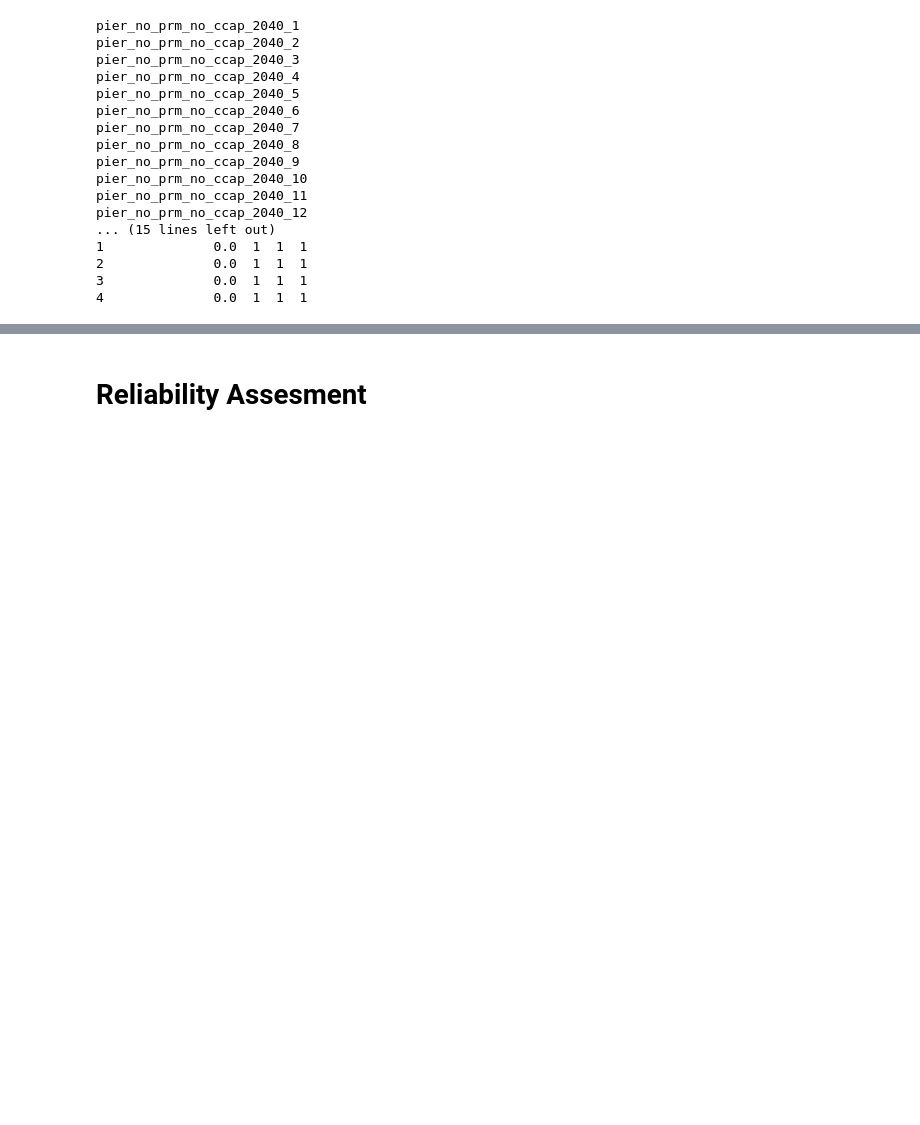
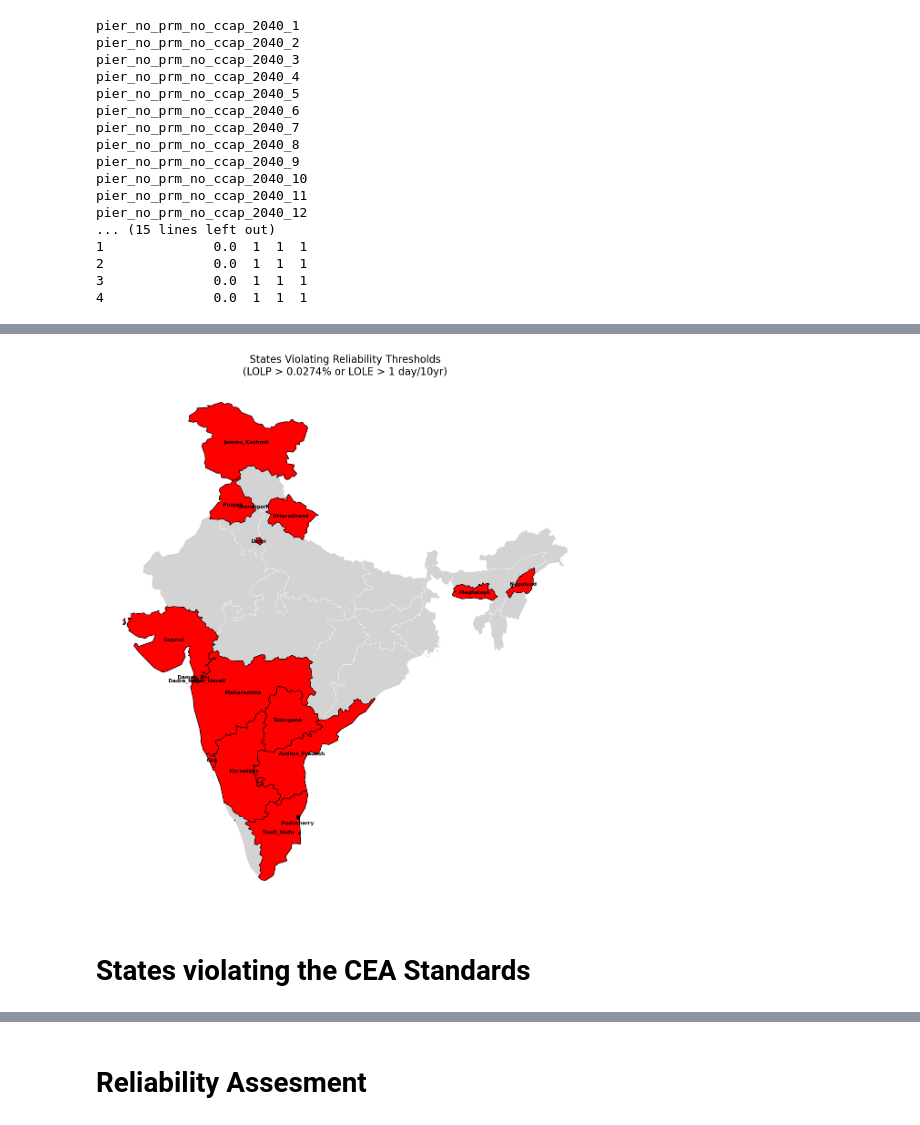
Before and after one commit to cetlab-ucsb/gridpath_india_viz, a Jupyter notebook: software/renew_energy_drought.ipynb, the cells around one changed output, grey strips where cells are left out. Cells and saved outputs as stored; diff of their text form; code cells hidden in the pictures; blank space fills up the shorter version.

```diff
--- a/software/renew_energy_drought.ipynb
+++ b/software/renew_energy_drought.ipynb
@@ -274,0 +230,52 @@ print(metrics_df)
+# %%
+# --- Load shapefile ---
+_india = gpd.read_file(path_to_data + r"map/india/india-polygon.shp").to_crs("epsg:4326")
+_india['geometry'] = _india['geometry'].apply(lambda geom: make_valid(geom) if geom else None)
+_india = _india.dropna(subset=['geometry'])
+
+# Harmonize naming
+_india = _india.rename(columns={'st_nm': 'load_zone'})
+_india['load_zone'] = _india['load_zone'].str.replace(" ", "_").str.replace("_and_", "_")
+
+# Fix union and drop duplicates (as in your workflow)
+_india.loc[35, 'geometry'] = _india.loc[35, 'geometry'].union(_india.loc[36, 'geometry'])
+_india = _india.drop([0,36]).reset_index(drop=True)
+
+# --- Merge with metrics ---
+_india = pd.merge(_india, metrics_df, on='load_zone')
+
+# --- Flag violating states ---
+_india['violation'] = (
+    (_india['LOLP (%)'] > 0.0274) |
+    (_india['LOLE (days/10yr)'] > 1.0)
+)
+
+# --- Plot ---
+fig, ax = plt.subplots(figsize=(14,15))
+
+# All states light grey
+_india.plot(ax=ax, color="lightgrey", edgecolor="white", lw=0.5, zorder=1)
+
+# Violating states red with black border
+_india[_india['violation']].plot(
+    ax=ax, color="red", edgecolor="black", lw=1.0, zorder=2
+)
+
+# Labels for violating states
+for _, row in _india[_india['violation']].iterrows():
+    x, y = row['geometry'].centroid.x, row['geometry'].centroid.y
+    ax.text(x, y, row['load_zone'], fontsize=8, ha='center', va='center',
+            color='black', weight='bold', zorder=3)
+
+# Title & cleanup
+ax.set_title("States Violating Reliability Thresholds\n(LOLP > 0.0274% or LOLE > 1 day/10yr)",
+             fontsize=16)
+ax.set_xticks([]); ax.set_yticks([])
+for spine in ax.spines.values():
+    spine.set_visible(False)
+
+plt.show()
+# %% [output]
+[figure, added]
+# %% [markdown]
+# States violating the CEA Standards
```
Also changed, not shown: parts of 19 cells of this notebook.
